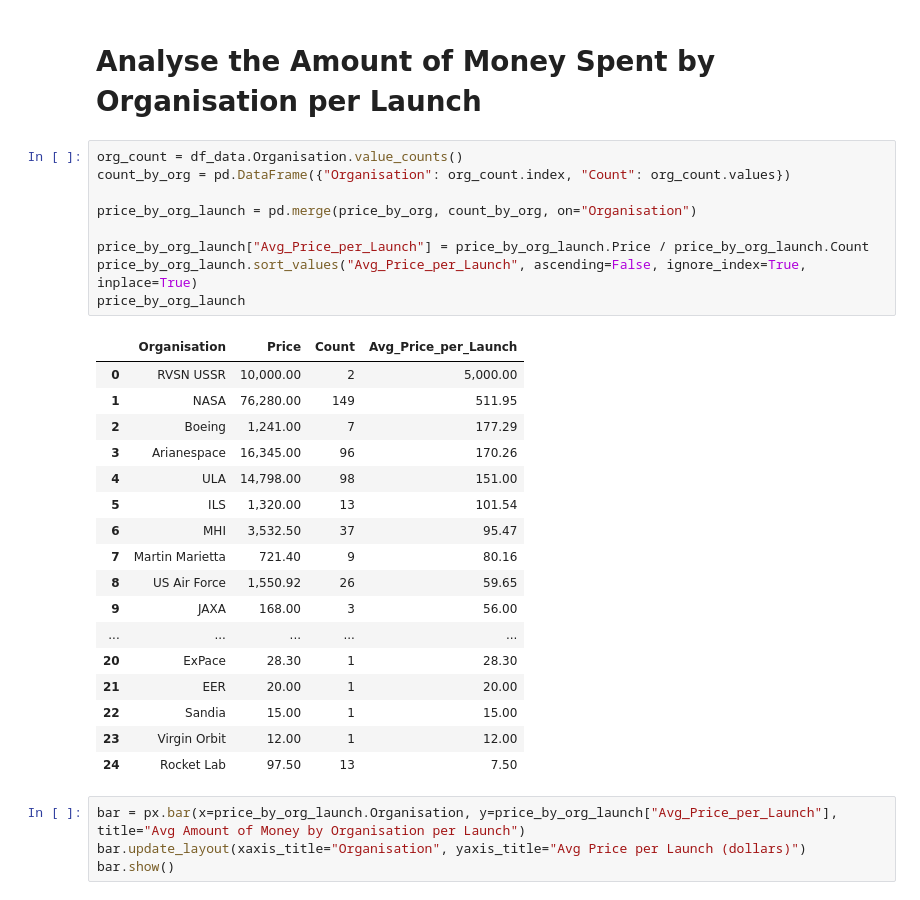
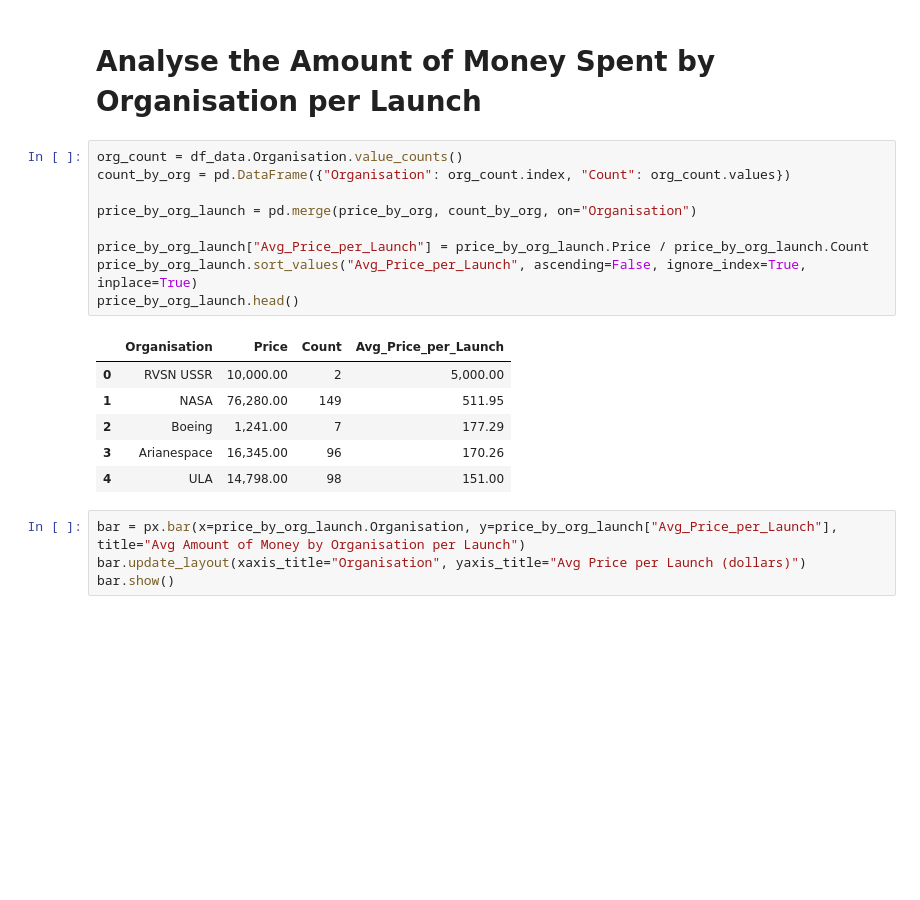
Before and after one commit to adelee/notebooks, a Jupyter notebook: space_missions/space_missions_analysis.ipynb, the cells around one changed output. Cells and saved outputs as stored; diff of their text form; blank space fills up the shorter version.

```diff
--- a/space_missions/space_missions_analysis.ipynb
+++ b/space_missions/space_missions_analysis.ipynb
@@ -364,30 +365,19 @@ bar.show()
 # %%
 org_count = df_data.Organisation.value_counts()
 count_by_org = pd.DataFrame({"Organisation": org_count.index, "Count": org_count.values})
 
 price_by_org_launch = pd.merge(price_by_org, count_by_org, on="Organisation")
 
 price_by_org_launch["Avg_Price_per_Launch"] = price_by_org_launch.Price / price_by_org_launch.Count
 price_by_org_launch.sort_values("Avg_Price_per_Launch", ascending=False, ignore_index=True, inplace=True)
-price_by_org_launch
+price_by_org_launch.head()
 # %% [output]
 |  | Organisation | Price | Count | Avg_Price_per_Launch |
 | 0 | RVSN USSR | 10,000.00 | 2 | 5,000.00 |
 | 1 | NASA | 76,280.00 | 149 | 511.95 |
 | 2 | Boeing | 1,241.00 | 7 | 177.29 |
 | 3 | Arianespace | 16,345.00 | 96 | 170.26 |
 | 4 | ULA | 14,798.00 | 98 | 151.00 |
-| 5 | ILS | 1,320.00 | 13 | 101.54 |
-| 6 | MHI | 3,532.50 | 37 | 95.47 |
-| 7 | Martin Marietta | 721.40 | 9 | 80.16 |
-| 8 | US Air Force | 1,550.92 | 26 | 59.65 |
-| 9 | JAXA | 168.00 | 3 | 56.00 |
-| ... | ... | ... | ... | ... |
-| 20 | ExPace | 28.30 | 1 | 28.30 |
-| 21 | EER | 20.00 | 1 | 20.00 |
-| 22 | Sandia | 15.00 | 1 | 15.00 |
-| 23 | Virgin Orbit | 12.00 | 1 | 12.00 |
-| 24 | Rocket Lab | 97.50 | 13 | 7.50 |
 # %%
 bar = px.bar(x=price_by_org_launch.Organisation, y=price_by_org_launch["Avg_Price_per_Launch"], title="Avg Amount of Money by Organisation per Launch")
 bar.update_layout(xaxis_title="Organisation", yaxis_title="Avg Price per Launch (dollars)")
```
Also changed, not shown: parts of 4 cells of this notebook.
